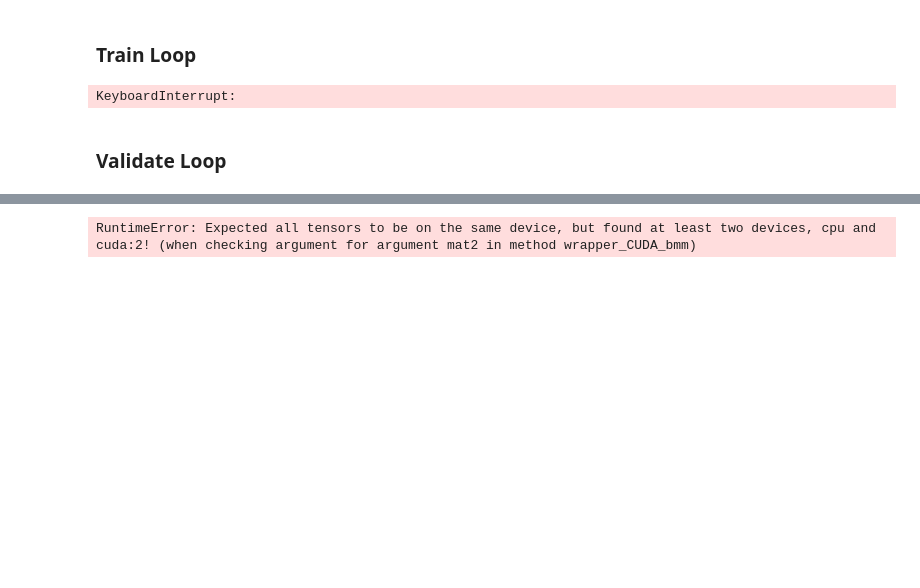
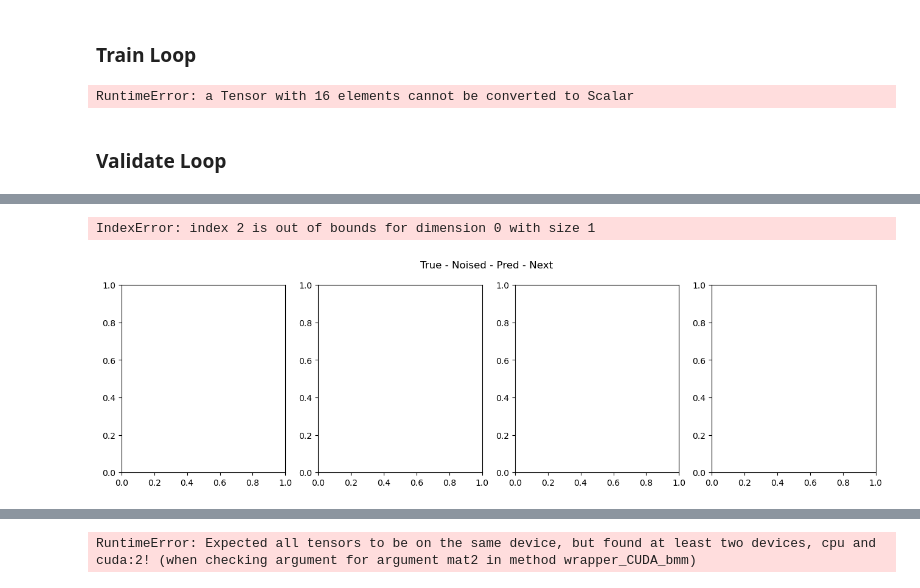
Before and after one commit to Sathware/SketchDNN, a Jupyter notebook: diffusion_overfit.ipynb, the cells around one changed output, grey strips where cells are left out. Saved outputs shown, nothing was run; the diff lists cells and outputs as text; code cells hidden in the pictures; blank space fills up the shorter version.

Commit message:
Somewhat working diffusion model

```diff
--- a/diffusion_overfit.ipynb
+++ b/diffusion_overfit.ipynb
@@ -872,15 +870,15 @@ pbar = tqdm(range(num_train_iters))
 for step in pbar:
     optimizer.zero_grad()
 
-    t = torch.randint(low = 1, high = t_max, size = (1,))
+    t = torch.randint(low = 1, high = t_max, size = (16,))
 
     noised_nodes, noised_edges, true_noise = model.noise_scheduler(nodes, edges, t)
-    scale = model.noise_scheduler.cumulative_precisions[t] # Proportion of original graph in noisy version
+    # scale = model.noise_scheduler.cumulative_precisions[t] # Proportion of original graph in noisy version
 
     pred_nodes, pred_edges = model(noised_nodes, noised_edges, t)
 
     loss_dict = {}
-    loss = diffusion_loss(pred_nodes, pred_edges, nodes, edges, params_mask, true_noise, loss_dict, scale)
+    loss = diffusion_loss(pred_nodes, pred_edges, nodes, edges, params_mask, true_noise, loss_dict)
 
     plot_loss(writer, loss_dict, step)
     pbar.set_description(f"Iter Loss: {loss.item()}")
@@ -889,7 +887,7 @@ for step in pbar:
     # torch.nn.utils.clip_grad_norm_(model.parameters(), 5e-1)
     optimizer.step()
 # %% [output]
-KeyboardInterrupt:
+RuntimeError: a Tensor with 16 elements cannot be converted to Scalar
 # %% [markdown]
 ### Validate Loop
 # %%
@@ -901,6 +899,7 @@ fig.suptitle("True - Noised - Pred - Next")
 
 def animation_fun(frame : int, curr_nodes : Tensor, curr_edges : Tensor, axes):
     timestep = t_max - frame
+
     pred_nodes, pred_edges = model(curr_nodes, curr_edges, torch.Tensor([timestep]).int())
     # Normalize output into probabilities
     pred_nodes[:,:,0] = F.sigmoid(input = pred_nodes[:,:,0])
@@ -923,7 +922,7 @@ def animation_fun(frame : int, curr_nodes : Tensor, curr_edges : Tensor, axes):
     curr_nodes = new_nodes
     curr_edges = new_edges
 
-curr_nodes, curr_edges, true_noise = model.noise_scheduler(nodes[graph_idx].unsqueeze(0), edges[graph_idx].unsqueeze(0), frames)
+curr_nodes, curr_edges, true_noise = model.noise_scheduler(nodes[graph_idx].unsqueeze(0), edges[graph_idx].unsqueeze(0), t_max)
 animation = FuncAnimation(fig = fig, func = partial(animation_fun, curr_nodes = curr_nodes, curr_edges = curr_edges, axes = axes), frames = frames, interval = 200, repeat_delay = 1000)
 
 video = animation.to_html5_video()
@@ -934,3 +932,5 @@ plt.close()
+IndexError: index 2 is out of bounds for dimension 0 with size 1
+[figure, added]
 # %%
 model.eval()
 graph_idx = 0
```
Also changed, not shown: parts of 7 cells of this notebook.
